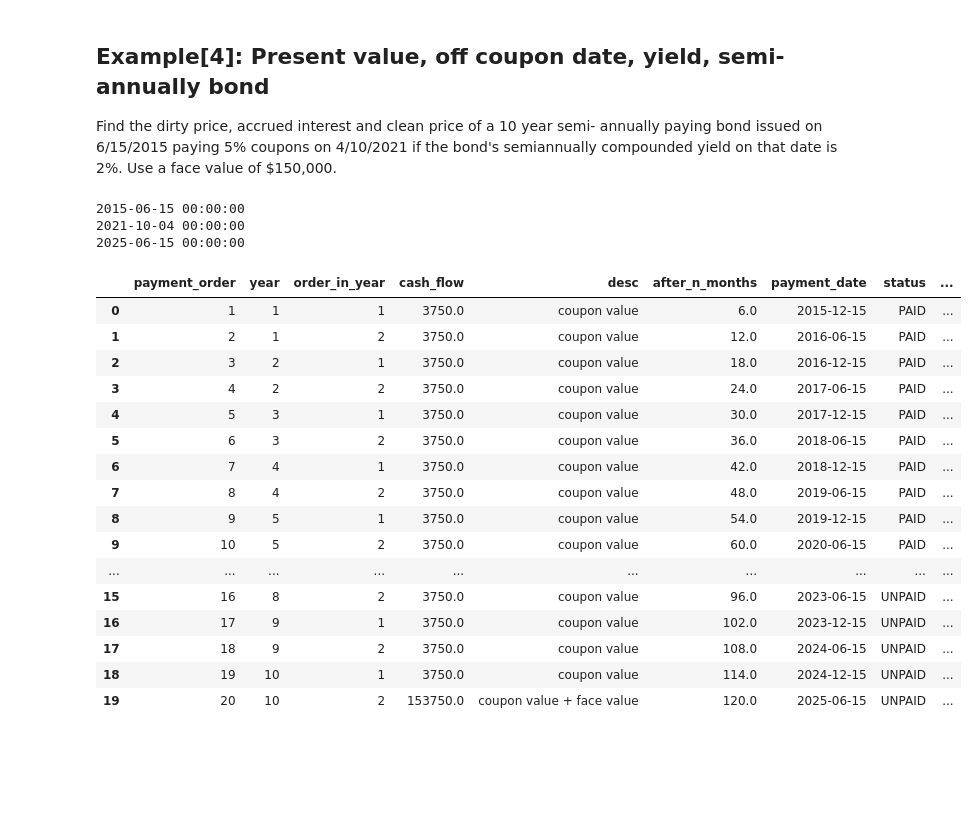
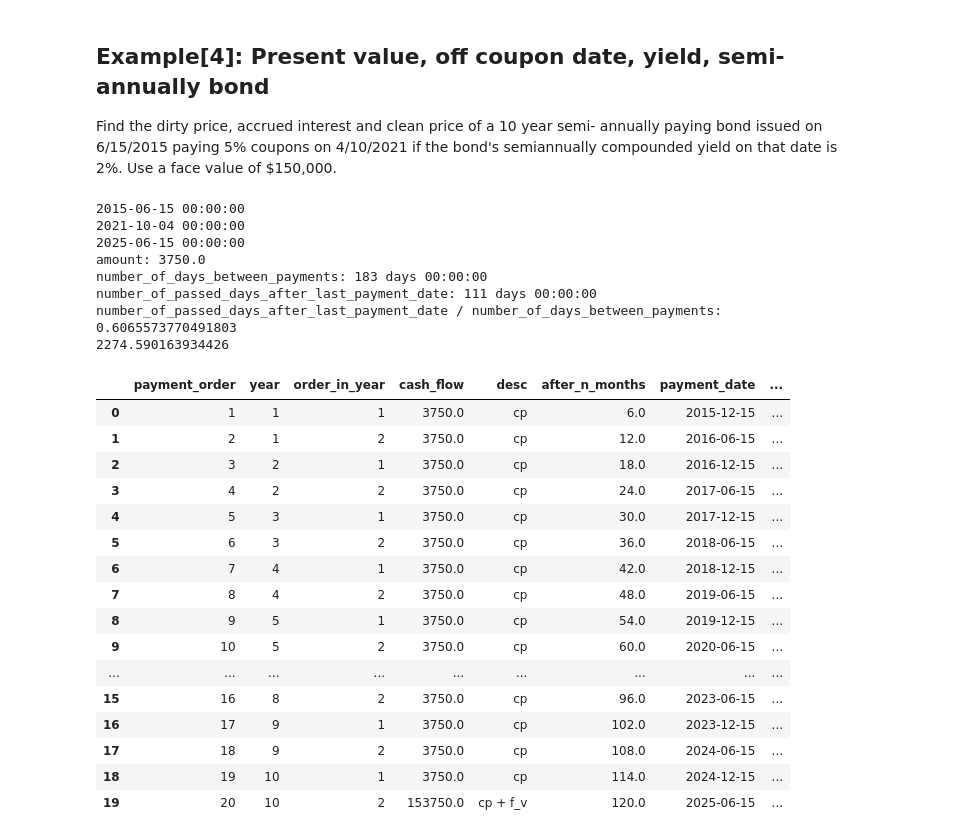
Before and after one commit to horasan/ml, a Jupyter notebook: R_LER_TREASURY_FIXED_INCOME_1.ipynb, the cells around one changed output. Saved outputs shown, nothing was run; the diff lists cells and outputs as text; code cells hidden in the pictures; blank space fills up the shorter version.

```diff
--- a/R_LER_TREASURY_FIXED_INCOME_1.ipynb
+++ b/R_LER_TREASURY_FIXED_INCOME_1.ipynb
@@ -152,12 +152,12 @@ def get_bond_lifecycle_with_frequency(face_value: float, coupon_rate: float, dur
 
   # all the streams has coupon values. But last payment must have the face value.
   bond_life["cash_flow"] = (face_value * coupon_rate) / frequency_per_year
-  bond_life["desc"] = "coupon value"
+  bond_life["desc"] = "cp"
 
   # update the last payment with face value
   index_of_the_last_payment = bond_life.query("year == @duration_in_years").index[frequency_per_year - 1]
   bond_life.loc[index_of_the_last_payment, "cash_flow"] = bond_life.loc[index_of_the_last_payment, "cash_flow"] + face_value
-  bond_life.loc[index_of_the_last_payment, "desc"] = bond_life.loc[index_of_the_last_payment, "desc"] + " + face value"
+  bond_life.loc[index_of_the_last_payment, "desc"] = bond_life.loc[index_of_the_last_payment, "desc"] + " + f_v"
 
   return bond_life
 # %% [markdown]
@@ -187,6 +187,9 @@ def get_bond_lifecycle_with_exact_dates(face_value: float, coupon_rate: float, f
   print(observation_date)
   print(maturity_date)
 
+
   bond_life[["after_n_months", "payment_date"]] = bond_life.apply(lambda row: after_n_month(row["year"], row["order_in_year"], issue_date) ,axis = 1)
+  bond_life["before_payment_date"] = bond_life.apply(lambda row: row["payment_date"] - pd.DateOffset(months=1/frequency_per_year*12) ,axis = 1)
+  bond_life["next_payment_date"] = bond_life.apply(lambda row: row["payment_date"] + pd.DateOffset(months=1/frequency_per_year*12) ,axis = 1)
 
   return bond_life
@@ -254,3 +292,16 @@ def get_present_value_with_yield(
+# %%
+def get_accured_interest_amount(last_payment_date, observation_date, payment_date, day_count_convention, amount):
+  print("amount:", amount)
+  number_of_days_between_payments = payment_date - last_payment_date
+  print("number_of_days_between_payments:", number_of_days_between_payments)
+
+  number_of_passed_days_after_last_payment_date = observation_date - last_payment_date
+  print("number_of_passed_days_after_last_payment_date:", number_of_passed_days_after_last_payment_date)
+  print("number_of_passed_days_after_last_payment_date / number_of_days_between_payments:", number_of_passed_days_after_last_payment_date / number_of_days_between_payments)
+  accured_interest = number_of_passed_days_after_last_payment_date / number_of_days_between_payments * amount
+  print(accured_interest)
+
+  return accured_interest
 # %%
 face_value_1 = 10000 # $
 coupon_rate_1 = 5/100
@@ -966,49 +1017,54 @@ value of $150,000.
 # %%
 
 face_value = 150000
 coupon_rate = 5/100
 frequency_per_year = 2
 duration = 10 # years
 yield_rate = 2/100
 issue_date = datetime.datetime(2015, 6, 15)
 maturity_date = issue_date + pd.DateOffset(years=duration)
 day_count_convention = "ACT/ACT"
 
 observation_date = datetime.datetime(2021, 10, 4)
 
-bond_life = get_bond_lifecycle_with_exact_dates(    face_value = face_value,    coupon_rate = coupon_rate,    frequency_per_year = frequency_per_year,    issue_date = issue_date,    maturity_date = maturity_date,    day_count_convention = "ACT/ACT")
+bond_life = get_bond_lifecycle_with_exact_dates(face_value = face_value,    coupon_rate = coupon_rate,    frequency_per_year = frequency_per_year,    issue_date = issue_date,    maturity_date = maturity_date,    day_count_convention = "ACT/ACT")
 
 bond_life["status"] = bond_life.apply(
       lambda row: "UNPAID" if row["payment_date"] > observation_date else "PAID"
       ,axis = 1)
 
 bond_life["accured_interest_exists"] = bond_life.apply(
-      lambda row: 1 if row["payment_date"] < observation_date < (row["payment_date"] + pd.DateOffset(months=1/frequency_per_year*12)) else 0
+      lambda row: 1 if row["before_payment_date"] < observation_date < row["payment_date"] else 0
       ,axis = 1)
 
-bond_life["accured_interest_exists"] = bond_life.apply(
-      lambda row: 1 if row["payment_date"] < observation_date < (row["payment_date"] + pd.DateOffset(months=1/frequency_per_year*12)) else 0
+bond_life["accured_interest_amount"] = bond_life.apply(
+      lambda row: get_accured_interest_amount(row["before_payment_date"], observation_date, row["payment_date"], day_count_convention, row["cash_flow"]) if row["accured_interest_exists"] == 1 else 0
       ,axis = 1)
 
 bond_life
 # %% [output]
 2015-06-15 00:00:00
 2021-10-04 00:00:00
 2025-06-15 00:00:00
+amount: 3750.0
+number_of_days_between_payments: 183 days 00:00:00
+number_of_passed_days_after_last_payment_date: 111 days 00:00:00
+number_of_passed_days_after_last_payment_date / number_of_days_between_payments: 0.6065573770491803
+2274.590163934426
-|  | payment_order | year | order_in_year | cash_flow | desc | after_n_months | payment_date | status | ... |
-| 0 | 1 | 1 | 1 | 3750.0 | coupon value | 6.0 | 2015-12-15 | PAID | ... |
-| 1 | 2 | 1 | 2 | 3750.0 | coupon value | 12.0 | 2016-06-15 | PAID | ... |
-| 2 | 3 | 2 | 1 | 3750.0 | coupon value | 18.0 | 2016-12-15 | PAID | ... |
-| 3 | 4 | 2 | 2 | 3750.0 | coupon value | 24.0 | 2017-06-15 | PAID | ... |
-| 4 | 5 | 3 | 1 | 3750.0 | coupon value | 30.0 | 2017-12-15 | PAID | ... |
-| 5 | 6 | 3 | 2 | 3750.0 | coupon value | 36.0 | 2018-06-15 | PAID | ... |
-| 6 | 7 | 4 | 1 | 3750.0 | coupon value | 42.0 | 2018-12-15 | PAID | ... |
-| 7 | 8 | 4 | 2 | 3750.0 | coupon value | 48.0 | 2019-06-15 | PAID | ... |
-| 8 | 9 | 5 | 1 | 3750.0 | coupon value | 54.0 | 2019-12-15 | PAID | ... |
-| 9 | 10 | 5 | 2 | 3750.0 | coupon value | 60.0 | 2020-06-15 | PAID | ... |
-| ... | ... | ... | ... | ... | ... | ... | ... | ... | ... |
-| 15 | 16 | 8 | 2 | 3750.0 | coupon value | 96.0 | 2023-06-15 | UNPAID | ... |
-| 16 | 17 | 9 | 1 | 3750.0 | coupon value | 102.0 | 2023-12-15 | UNPAID | ... |
-| 17 | 18 | 9 | 2 | 3750.0 | coupon value | 108.0 | 2024-06-15 | UNPAID | ... |
-| 18 | 19 | 10 | 1 | 3750.0 | coupon value | 114.0 | 2024-12-15 | UNPAID | ... |
-| 19 | 20 | 10 | 2 | 153750.0 | coupon value + face value | 120.0 | 2025-06-15 | UNPAID | ... |
+|  | payment_order | year | order_in_year | cash_flow | desc | after_n_months | payment_date | ... |
+| 0 | 1 | 1 | 1 | 3750.0 | cp | 6.0 | 2015-12-15 | ... |
+| 1 | 2 | 1 | 2 | 3750.0 | cp | 12.0 | 2016-06-15 | ... |
+| 2 | 3 | 2 | 1 | 3750.0 | cp | 18.0 | 2016-12-15 | ... |
+| 3 | 4 | 2 | 2 | 3750.0 | cp | 24.0 | 2017-06-15 | ... |
+| 4 | 5 | 3 | 1 | 3750.0 | cp | 30.0 | 2017-12-15 | ... |
+| 5 | 6 | 3 | 2 | 3750.0 | cp | 36.0 | 2018-06-15 | ... |
+| 6 | 7 | 4 | 1 | 3750.0 | cp | 42.0 | 2018-12-15 | ... |
+| 7 | 8 | 4 | 2 | 3750.0 | cp | 48.0 | 2019-06-15 | ... |
+| 8 | 9 | 5 | 1 | 3750.0 | cp | 54.0 | 2019-12-15 | ... |
+| 9 | 10 | 5 | 2 | 3750.0 | cp | 60.0 | 2020-06-15 | ... |
+| ... | ... | ... | ... | ... | ... | ... | ... | ... |
+| 15 | 16 | 8 | 2 | 3750.0 | cp | 96.0 | 2023-06-15 | ... |
+| 16 | 17 | 9 | 1 | 3750.0 | cp | 102.0 | 2023-12-15 | ... |
+| 17 | 18 | 9 | 2 | 3750.0 | cp | 108.0 | 2024-06-15 | ... |
+| 18 | 19 | 10 | 1 | 3750.0 | cp | 114.0 | 2024-12-15 | ... |
+| 19 | 20 | 10 | 2 | 153750.0 | cp + f_v | 120.0 | 2025-06-15 | ... |
```
Also changed, not shown: parts of 9 cells of this notebook.
